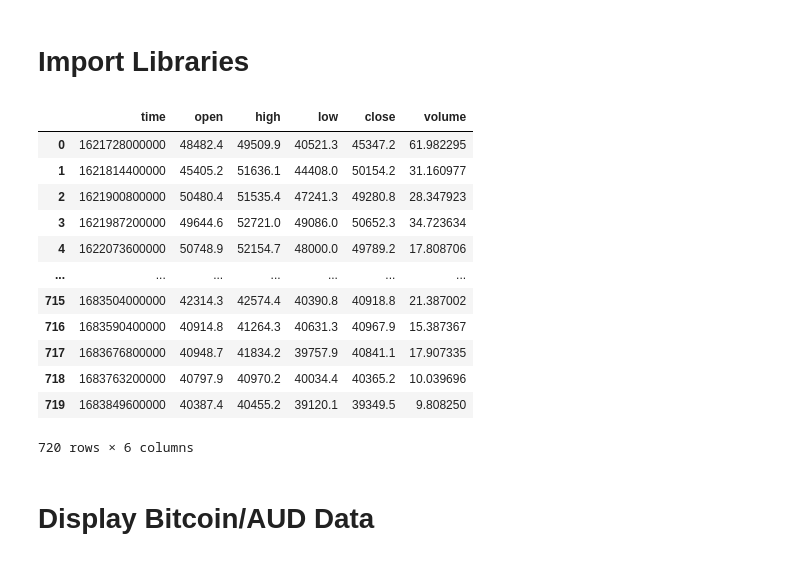
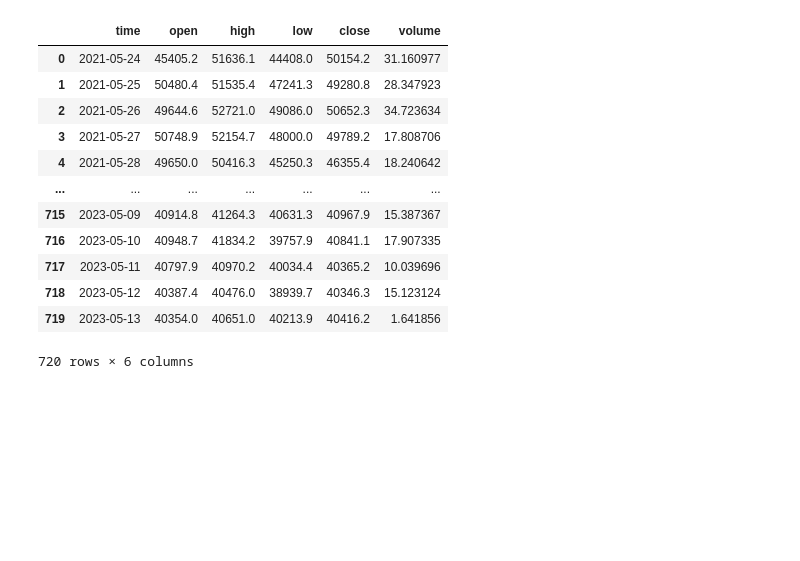
Before and after one commit to ophixus/CITS4404-project, a Jupyter notebook: NSGA-II with Strategy.ipynb, the cells around one changed output. Drawn from its saved outputs; the diff is of its cells as text; code cells hidden in the pictures; blank space fills up the shorter version.

```diff
--- a/NSGA-II with Strategy.ipynb
+++ b/NSGA-II with Strategy.ipynb
@@ -1,5 +1,3 @@
-# %% [markdown]
-# Import Libraries
 # %%
 # import required libraries
 import pandas as pd
@@ -21,35 +20,33 @@ warnings.filterwarnings("ignore")
 FEE = 0.02
 START_BALANCE = 100
 # %%
-def fetch_data(timeframe):
+def fetch_data(timeframe, ticker):
     exchange = ccxt.kraken()
     start_timestamp = 1451606400000  # timestamp for 1 Jan 2016 - this doesn't seem to apply with kraken so we take the earliest date available.
     end_timestamp = 1651392000000  # timestamp for 1 May 2023
     interval_seconds = exchange.parse_timeframe(timeframe)  # convert timeframe to seconds
     limit = int((end_timestamp - start_timestamp) / interval_seconds) + 1
-    ohlcv = exchange.fetch_ohlcv('BTC/AUD', timeframe=timeframe, since=start_timestamp, limit=limit)
+    ohlcv = exchange.fetch_ohlcv(ticker, timeframe=timeframe, since=start_timestamp, limit=limit)
     return ohlcv
 
-# get stock prices
-#ohlcv = yf.download('BTC', start='2020-01-01', threads= False)
-ohlcv = fetch_data('1d')
+# get asset prices
+ohlcv = fetch_data('1d','BTC/AUD')
 
 df = pd.DataFrame(ohlcv)
 df.columns = ['time', 'open', 'high', 'low', 'close', 'volume']
+df['time'] = pd.to_datetime(df['time'], unit='ms')
 df
 # %% [output]
 |  | time | open | high | low | close | volume |
-| 0 | 1621728000000 | 48482.4 | 49509.9 | 40521.3 | 45347.2 | 61.982295 |
-| 1 | 1621814400000 | 45405.2 | 51636.1 | 44408.0 | 50154.2 | 31.160977 |
-| 2 | 1621900800000 | 50480.4 | 51535.4 | 47241.3 | 49280.8 | 28.347923 |
-| 3 | 1621987200000 | 49644.6 | 52721.0 | 49086.0 | 50652.3 | 34.723634 |
-| 4 | 1622073600000 | 50748.9 | 52154.7 | 48000.0 | 49789.2 | 17.808706 |
+| 0 | 2021-05-24 | 45405.2 | 51636.1 | 44408.0 | 50154.2 | 31.160977 |
+| 1 | 2021-05-25 | 50480.4 | 51535.4 | 47241.3 | 49280.8 | 28.347923 |
+| 2 | 2021-05-26 | 49644.6 | 52721.0 | 49086.0 | 50652.3 | 34.723634 |
+| 3 | 2021-05-27 | 50748.9 | 52154.7 | 48000.0 | 49789.2 | 17.808706 |
+| 4 | 2021-05-28 | 49650.0 | 50416.3 | 45250.3 | 46355.4 | 18.240642 |
 | ... | ... | ... | ... | ... | ... | ... |
-| 715 | 1683504000000 | 42314.3 | 42574.4 | 40390.8 | 40918.8 | 21.387002 |
-| 716 | 1683590400000 | 40914.8 | 41264.3 | 40631.3 | 40967.9 | 15.387367 |
-| 717 | 1683676800000 | 40948.7 | 41834.2 | 39757.9 | 40841.1 | 17.907335 |
-| 718 | 1683763200000 | 40797.9 | 40970.2 | 40034.4 | 40365.2 | 10.039696 |
-| 719 | 1683849600000 | 40387.4 | 40455.2 | 39120.1 | 39349.5 | 9.808250 |
+| 715 | 2023-05-09 | 40914.8 | 41264.3 | 40631.3 | 40967.9 | 15.387367 |
+| 716 | 2023-05-10 | 40948.7 | 41834.2 | 39757.9 | 40841.1 | 17.907335 |
+| 717 | 2023-05-11 | 40797.9 | 40970.2 | 40034.4 | 40365.2 | 10.039696 |
+| 718 | 2023-05-12 | 40387.4 | 40476.0 | 38939.7 | 40346.3 | 15.123124 |
+| 719 | 2023-05-13 | 40354.0 | 40651.0 | 40213.9 | 40416.2 | 1.641856 |
 720 rows × 6 columns
-# %% [markdown]
-# Display Bitcoin/AUD Data
```
Also changed, not shown: parts of 13 cells of this notebook.
